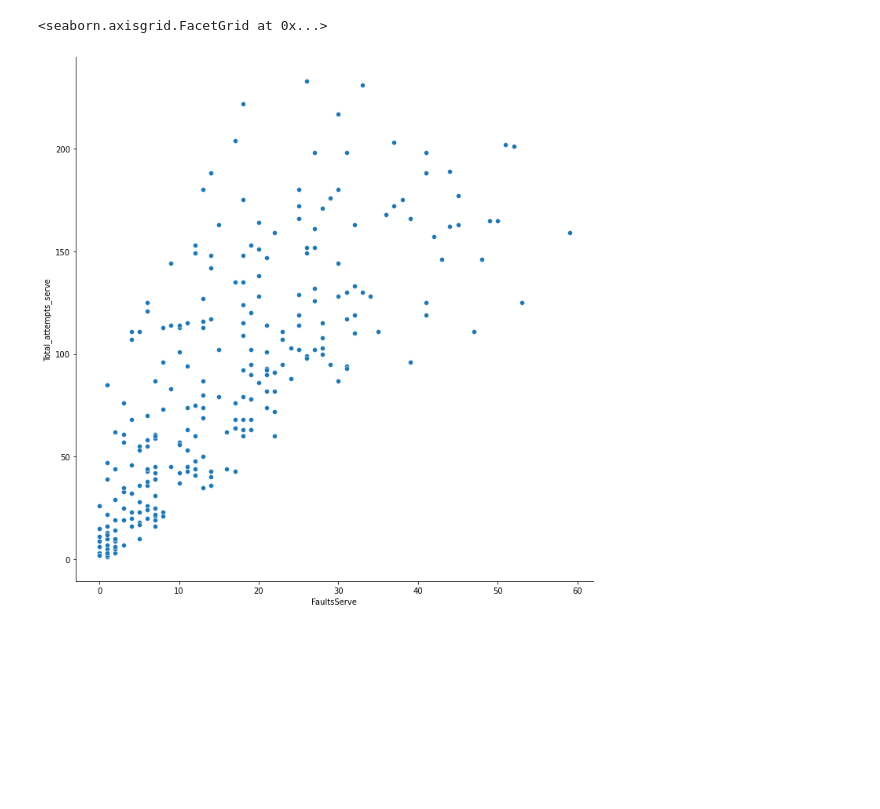
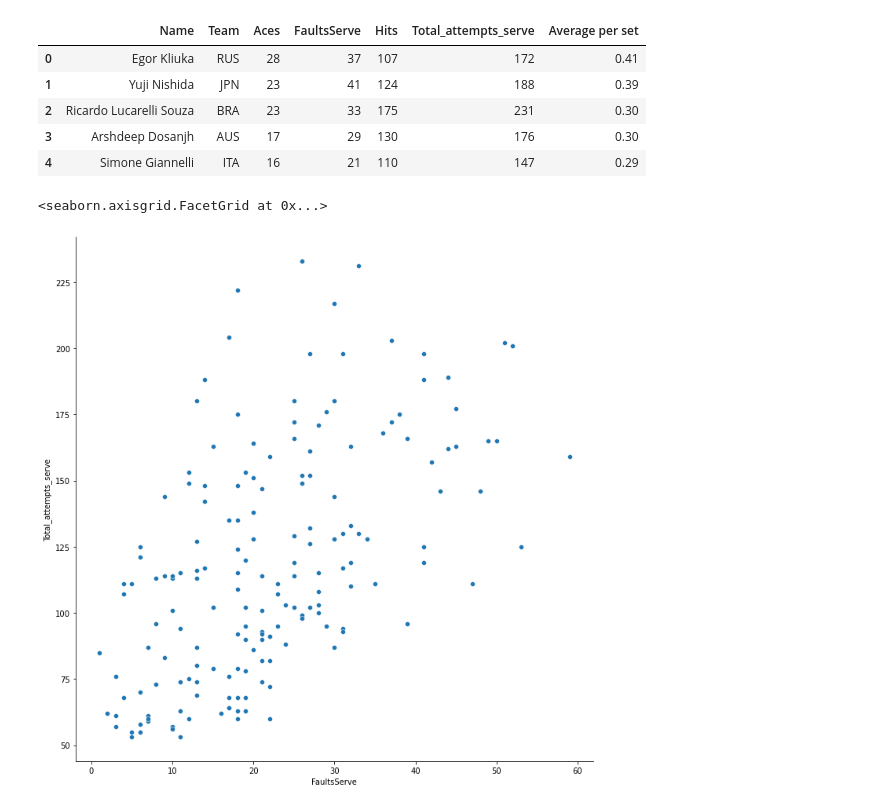
Before and after one commit to Quentin1402/dep-t-python, a Jupyter notebook: Présentation.ipynb, the cells around one changed output. Drawn from its saved outputs; the diff is of its cells as text; code cells hidden in the pictures; blank space fills up the shorter version.

```diff
--- a/Présentation.ipynb
+++ b/Présentation.ipynb
@@ -41,19 +50,27 @@ sb.catplot(x="Team", y="Fail", data= attackers.query("Fail < 0.35"), kind="bar",
 # %%
 # b) Pareil avec le Service
-
 servers = pd.read_csv('C:/Users/asus tuf/Downloads/men_best_servers.csv');
 servers.rename(columns={"Faults": "FaultsServe"}, inplace=True)
 servers.rename(columns={"Total attempts": "Total_attempts_serve"}, inplace=True)
 servers.drop(["Rank", "ShirtNumber"], axis = 1, inplace=True)
 
-servers["Success"] = servers["Aces"] / servers["Total_attempts_serve"]
-servers["Fail"] = servers["FaultsServe"] / servers["Total_attempts_serve"]
-
-# Beaucoup de fautes de services
-sb.relplot(x="FaultsServe", y="Total_attempts_serve", data=servers, height=10)
+servers.head(5)
 # %% [output]
-<seaborn.axisgrid.FacetGrid at 0x...>
-[figure, removed]
+|  | Name | Team | Aces | FaultsServe | Hits | Total_attempts_serve | Average per set |
+| 0 | Egor Kliuka | RUS | 28 | 37 | 107 | 172 | 0.41 |
+| 1 | Yuji Nishida | JPN | 23 | 41 | 124 | 188 | 0.39 |
+| 2 | Ricardo Lucarelli Souza | BRA | 23 | 33 | 175 | 231 | 0.30 |
+| 3 | Arshdeep Dosanjh | AUS | 17 | 29 | 130 | 176 | 0.30 |
+| 4 | Simone Giannelli | ITA | 16 | 21 | 110 | 147 | 0.29 |
+# %%
+servers["Success"] = servers["Aces"] / servers["Total_attempts_serve"]
+servers["Fail"] = servers["FaultsServe"] / servers["Total_attempts_serve"]
+
+# Beaucoup de fautes de services
+sb.relplot(x="FaultsServe", y="Total_attempts_serve", data=servers.query("Total_attempts_serve > 50"), height=10)
+# %% [output]
+<seaborn.axisgrid.FacetGrid at 0x...>
+[figure, added]
 # %%
 scores = pd.read_csv('C:/Users/asus tuf/Downloads/men_best_scores.csv');
 scores.drop(["Rank", "ShirtNumber"], axis = 1, inplace=True)
```
Also changed, not shown: parts of 7 cells of this notebook.
